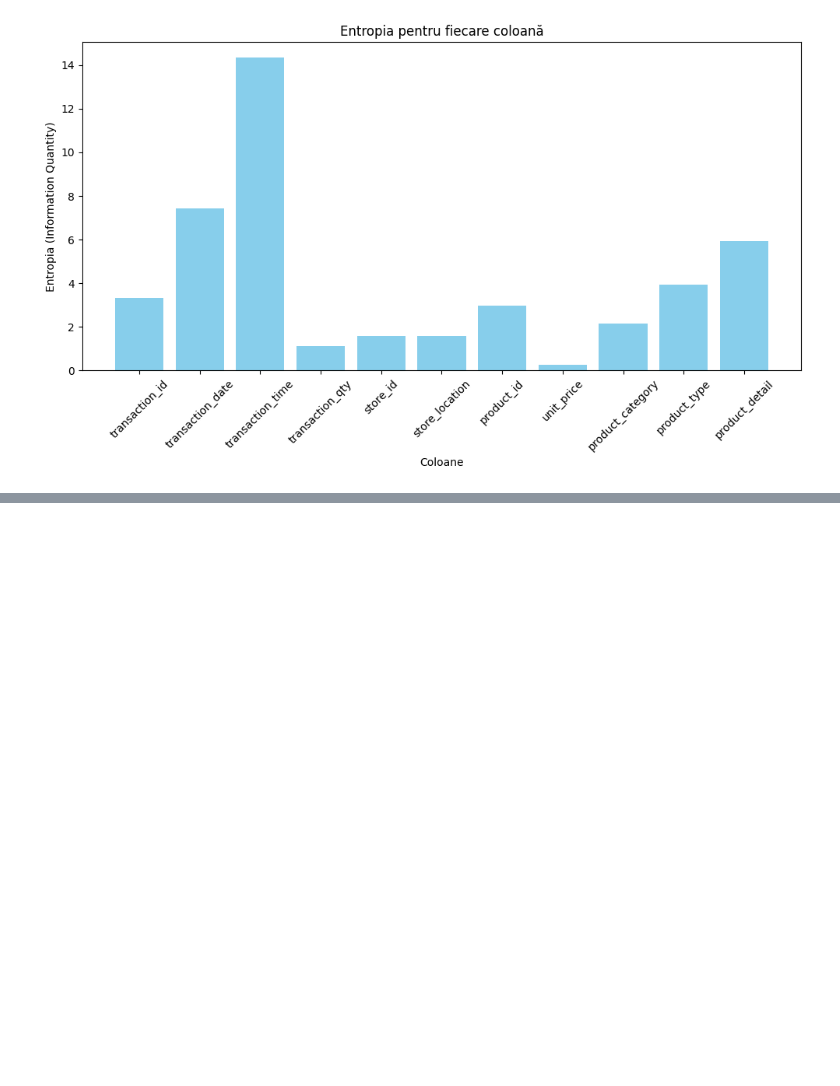
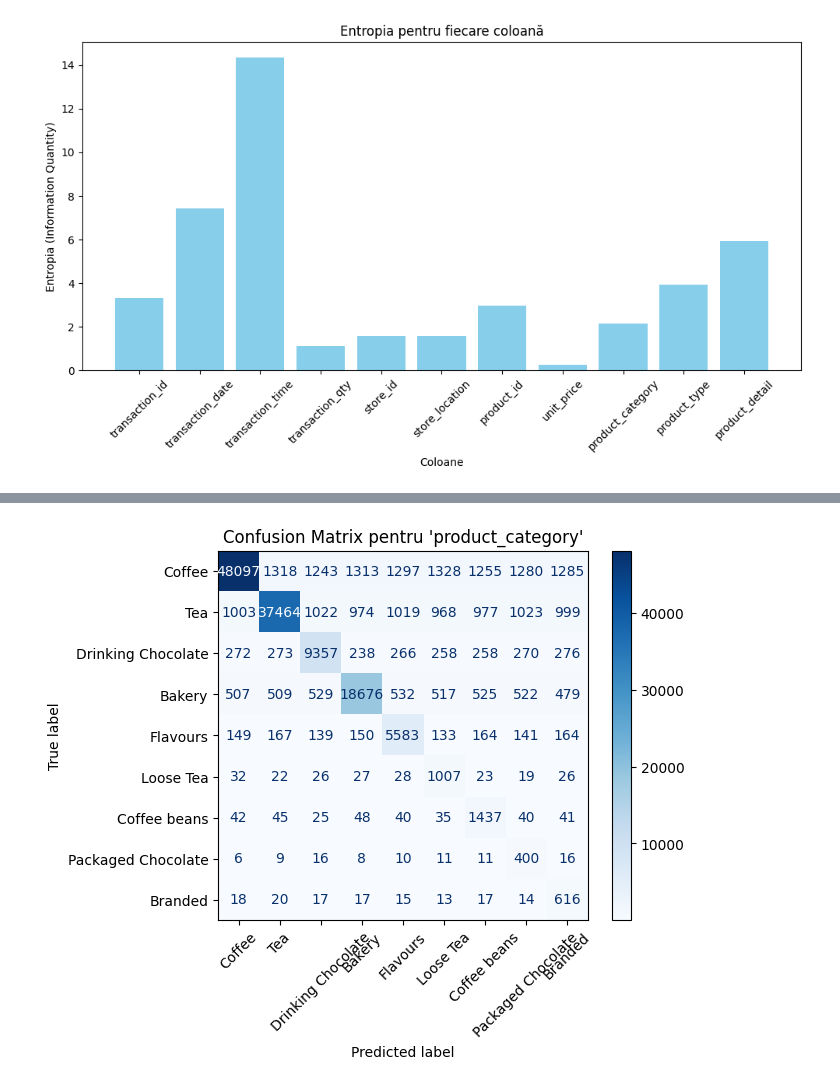
Before and after one commit to PopLuks/Coffe-Shop-sales, a Jupyter notebook: coffe_shop_sales.ipynb, the cells around one changed output, grey strips where cells are left out. Drawn from its saved outputs; the diff is of its cells as text; code cells hidden in the pictures; blank space fills up the shorter version.

```diff
--- a/coffe_shop_sales.ipynb
+++ b/coffe_shop_sales.ipynb
@@ -286,0 +422,21 @@ plT.show()
+# %%
+from sklearn.metrics import confusion_matrix, ConfusionMatrixDisplay
+
+true_labels = df['product_category']
+
+# Simulam predictiile (pentru exemplu, vom introduce zgomot in etichetele reale)
+np.random.seed(42)  # Pentru reproducibilitate
+predicted_labels = true_labels.copy()
+indices_to_modify = np.random.choice(len(true_labels), size=int(0.2 * len(true_labels)), replace=False)  # 20% zgomot
+predicted_labels.iloc[indices_to_modify] = np.random.choice(true_labels.unique(), size=len(indices_to_modify))
+
+# Calcularea confusion matrix
+cm = confusion_matrix(true_labels, predicted_labels, labels=true_labels.unique())
+
+# Afisare
+disp = ConfusionMatrixDisplay(confusion_matrix=cm, display_labels=true_labels.unique())
+disp.plot(cmap='Blues', xticks_rotation=45)
+plT.title("Confusion Matrix pentru 'product_category'")
+plT.show()
+# %% [output]
+[figure, added]
```
Also changed, not shown: parts of 12 cells of this notebook.
